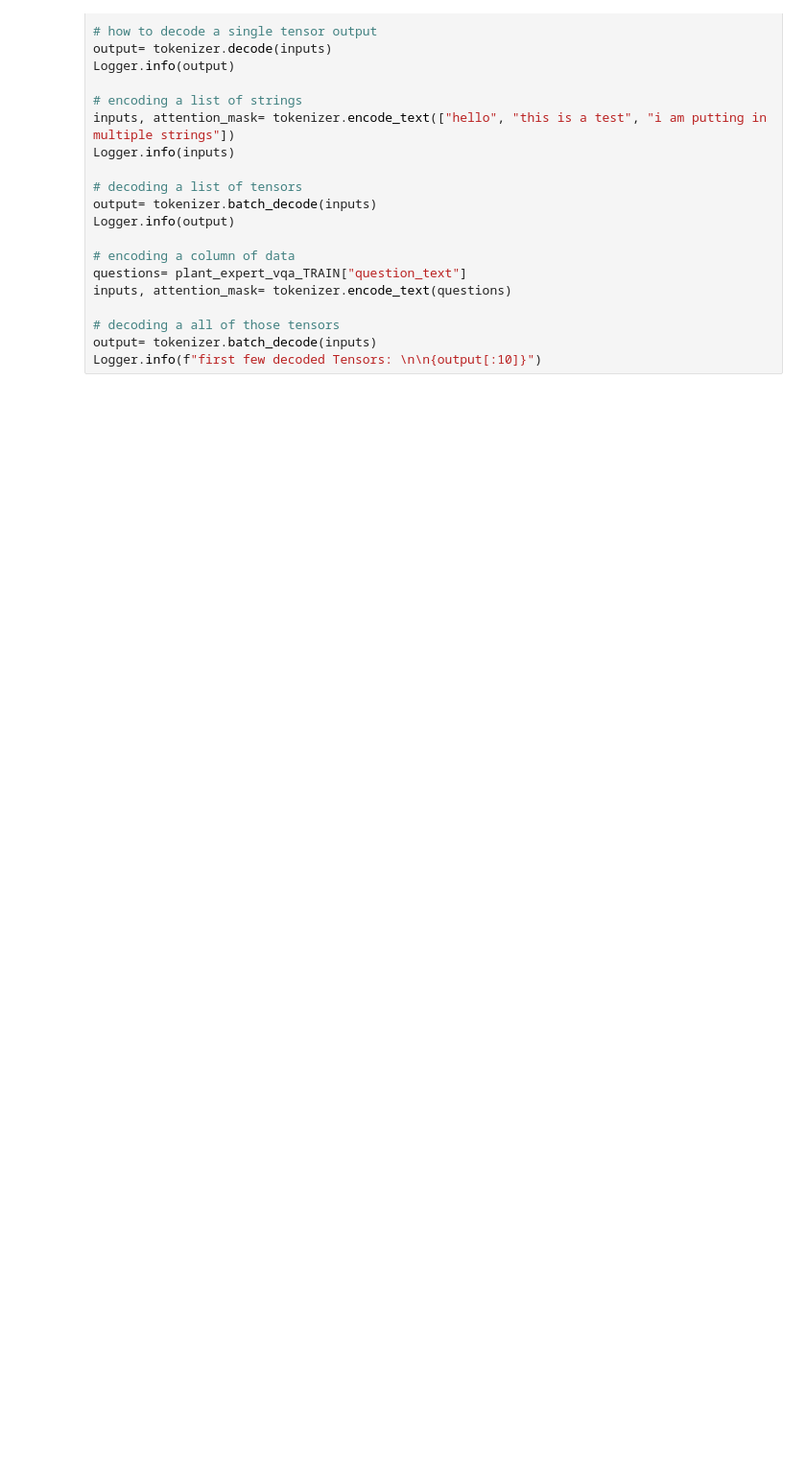
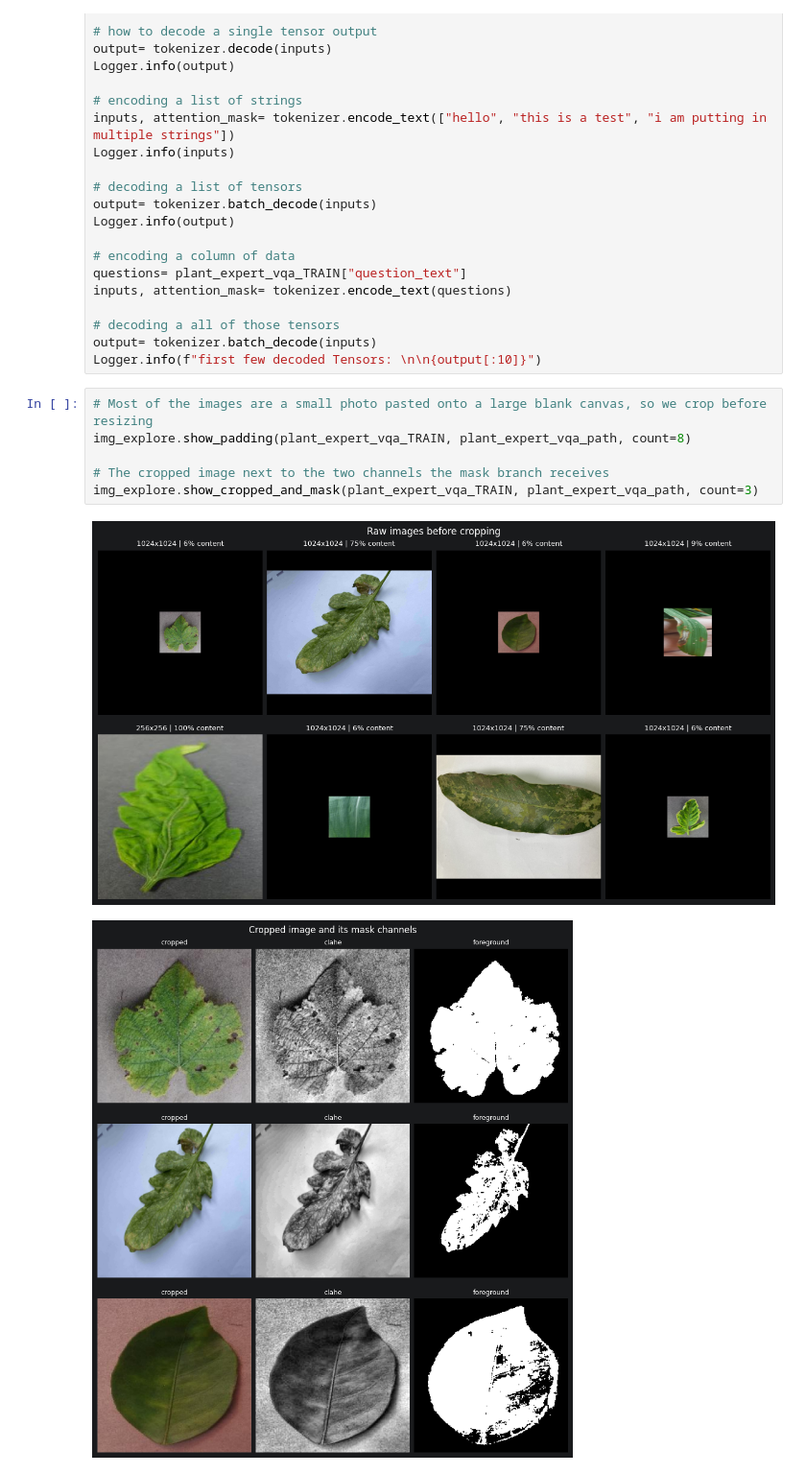
Before and after one commit to KylerYohnPsu/PlantQA, a Jupyter notebook: Capstone_Executables.ipynb, the cells around one changed output. Shown at 96% size. Saved outputs shown, nothing was run; the diff lists cells and outputs as text; blank space fills up the shorter version.

```diff
--- a/Capstone_Executables.ipynb
+++ b/Capstone_Executables.ipynb
@@ -167,4 +177,13 @@ inputs, attention_mask= tokenizer.encode_text(questions)
 # decoding a all of those tensors
 output= tokenizer.batch_decode(inputs)
 Logger.info(f"first few decoded Tensors: \n\n{output[:10]}")
+# %%
+# Most of the images are a small photo pasted onto a large blank canvas, so we crop before resizing
+img_explore.show_padding(plant_expert_vqa_TRAIN, plant_expert_vqa_path, count=8)
+
+# The cropped image next to the two channels the mask branch receives
+img_explore.show_cropped_and_mask(plant_expert_vqa_TRAIN, plant_expert_vqa_path, count=3)
+# %% [output]
+[figure, added]
+[figure, added]
 # %%
```
Also changed, not shown: parts of 10 cells of this notebook.
